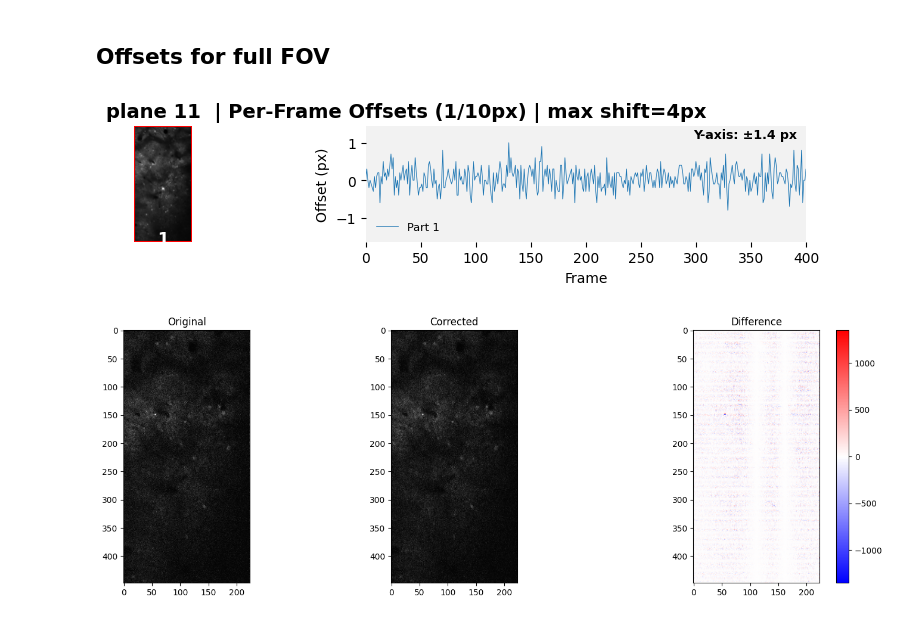
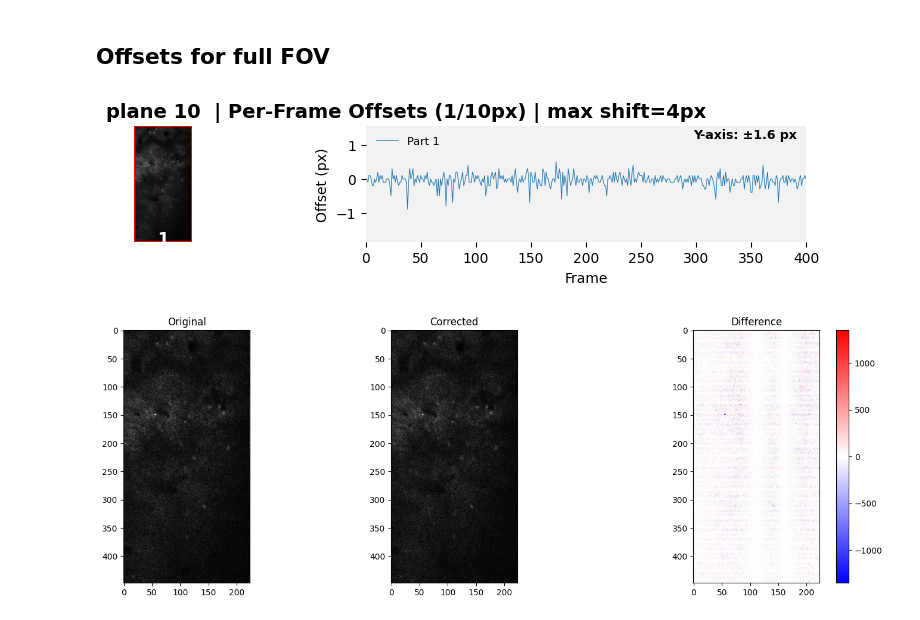
Before and after one commit to apasarkar/masknmf-toolbox, a Jupyter notebook: notebooks/mbo_demos/scan_phase.ipynb, the cells around one changed output. Drawn from its saved outputs; the diff is of its cells as text; code cells hidden in the pictures.

```diff
--- a/notebooks/mbo_demos/scan_phase.ipynb
+++ b/notebooks/mbo_demos/scan_phase.ipynb
@@ -188,18 +206,18 @@ upsample = 10
 ## Offsets for full FOV
 # %%
 run_plot_for_plane(
-    data_store["plane11"],
-    "plane 11 ",
+    data_store["plane10"],
+    "plane 10 ",
     save_dir="./results",
     n_parts=1,
     upsample=upsample,
     max_offset=max_offset,
     xmin=0,
     xmax=400,
     share_axis=True
 )
 # %% [output]
-[figure, old version]
+[figure, new version]
 # %%
 # data = data_store['plane11']
 # xsplits, offsets = phase_offsets_timecourse(data, n_parts=n_parts, max_offset=max_offset, upsample=upsample,)
```
Also changed, not shown: parts of 17 cells of this notebook, 6 other files.
